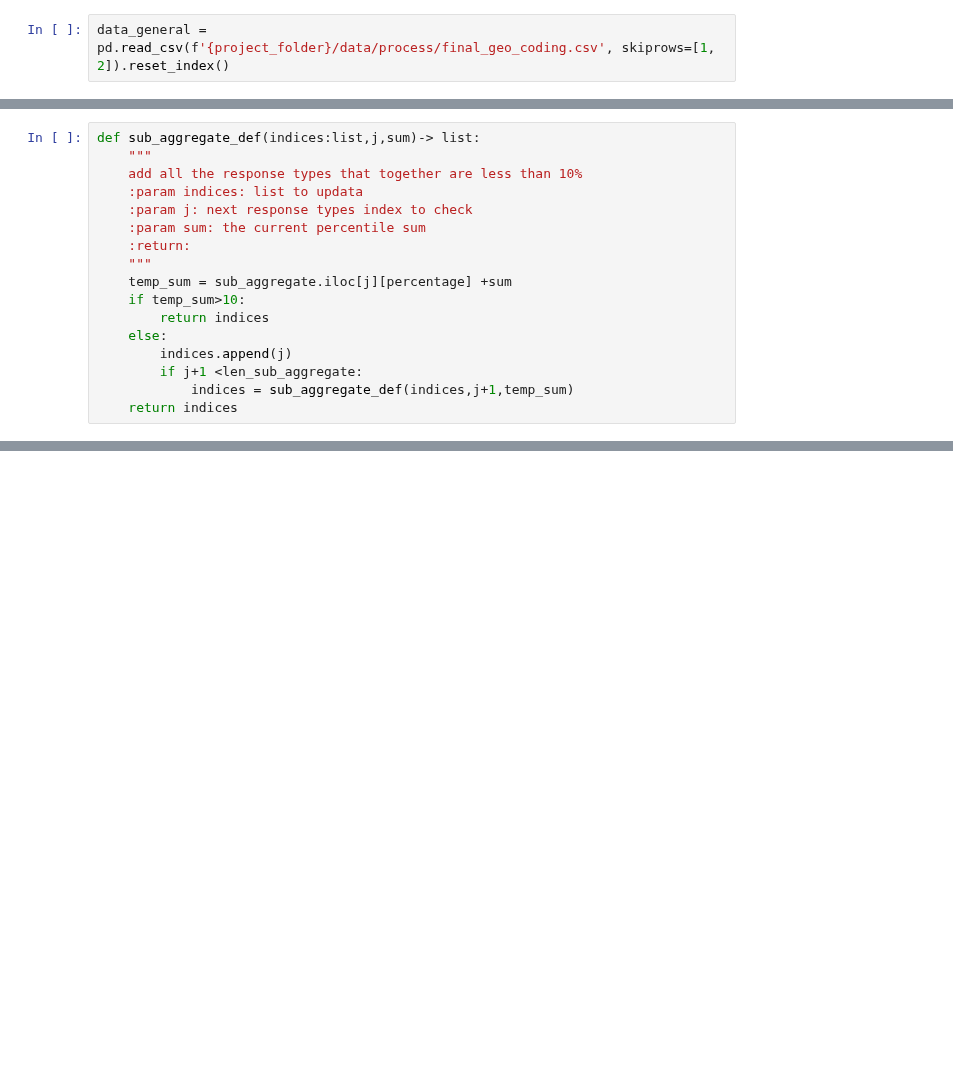
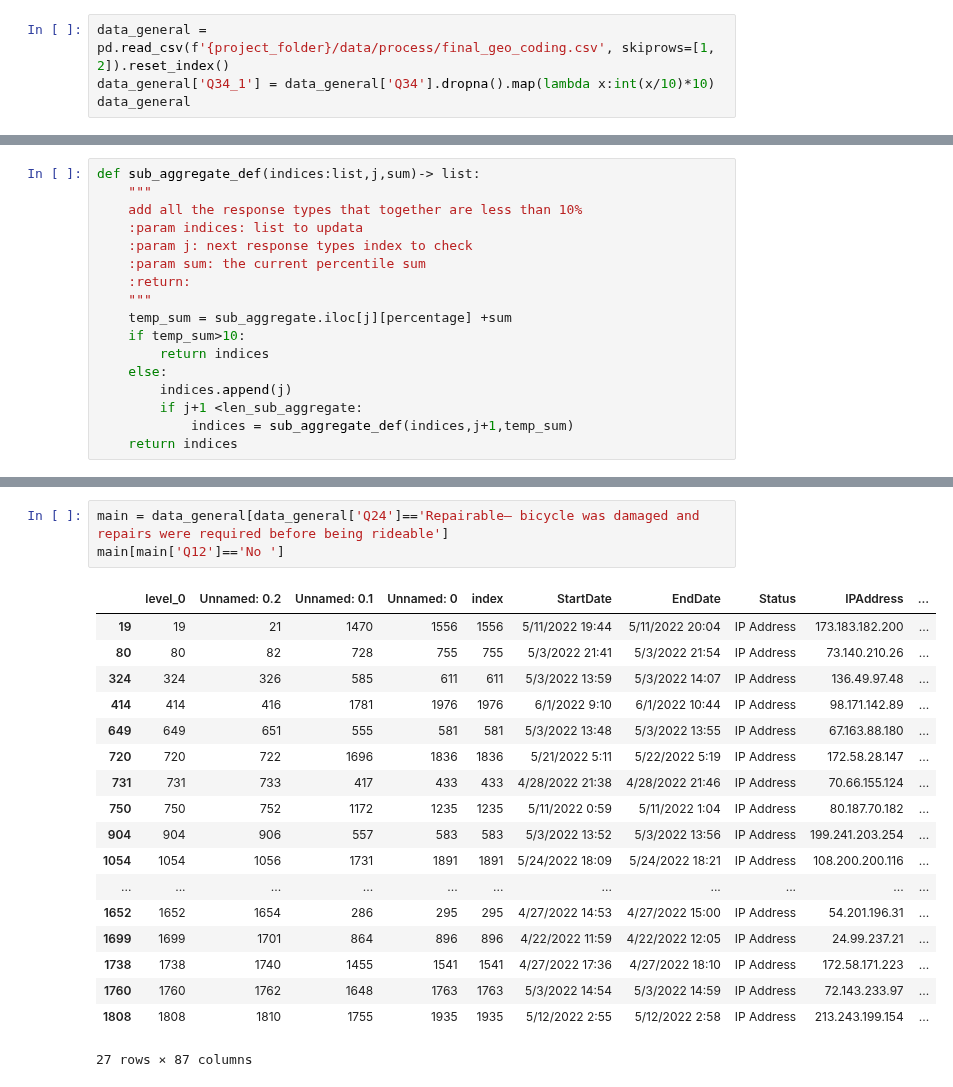
Before and after one commit to achic19/Biketheft, a Jupyter notebook: python/notebooks/clean notebooks/complementary_analysis.ipynb, the cells around one changed output, grey strips where cells are left out. Cells and saved outputs as stored; diff of their text form; blank space fills up the shorter version.

Commit message:
before_cleaning

```diff
--- a/python/notebooks/clean notebooks/complementary_analysis.ipynb
+++ b/python/notebooks/clean notebooks/complementary_analysis.ipynb
@@ -10,2 +13,4 @@ project_folder =os.path.dirname(os.path.dirname(os.path.dirname(os.getcwd())))
 # %%
 data_general = pd.read_csv(f'{project_folder}/data/process/final_geo_coding.csv', skiprows=[1, 2]).reset_index()
+data_general['Q34_1'] = data_general['Q34'].dropna().map(lambda x:int(x/10)*10)
+data_general
@@ -227,0 +388,22 @@ Name: Q12, Length: 338, dtype: object
+# %%
+main = data_general[data_general['Q24']=='Repairable– bicycle was damaged and repairs were required before being rideable']
+main[main['Q12']=='No ']
+# %% [output]
+|  | level_0 | Unnamed: 0.2 | Unnamed: 0.1 | Unnamed: 0 | index | StartDate | EndDate | Status | IPAddress | ... |
+| 19 | 19 | 21 | 1470 | 1556 | 1556 | 5/11/2022 19:44 | 5/11/2022 20:04 | IP Address | 173.183.182.200 | ... |
+| 80 | 80 | 82 | 728 | 755 | 755 | 5/3/2022 21:41 | 5/3/2022 21:54 | IP Address | 73.140.210.26 | ... |
+| 324 | 324 | 326 | 585 | 611 | 611 | 5/3/2022 13:59 | 5/3/2022 14:07 | IP Address | 136.49.97.48 | ... |
+| 414 | 414 | 416 | 1781 | 1976 | 1976 | 6/1/2022 9:10 | 6/1/2022 10:44 | IP Address | 98.171.142.89 | ... |
+| 649 | 649 | 651 | 555 | 581 | 581 | 5/3/2022 13:48 | 5/3/2022 13:55 | IP Address | 67.163.88.180 | ... |
+| 720 | 720 | 722 | 1696 | 1836 | 1836 | 5/21/2022 5:11 | 5/22/2022 5:19 | IP Address | 172.58.28.147 | ... |
+| 731 | 731 | 733 | 417 | 433 | 433 | 4/28/2022 21:38 | 4/28/2022 21:46 | IP Address | 70.66.155.124 | ... |
+| 750 | 750 | 752 | 1172 | 1235 | 1235 | 5/11/2022 0:59 | 5/11/2022 1:04 | IP Address | 80.187.70.182 | ... |
+| 904 | 904 | 906 | 557 | 583 | 583 | 5/3/2022 13:52 | 5/3/2022 13:56 | IP Address | 199.241.203.254 | ... |
+| 1054 | 1054 | 1056 | 1731 | 1891 | 1891 | 5/24/2022 18:09 | 5/24/2022 18:21 | IP Address | 108.200.200.116 | ... |
+| ... | ... | ... | ... | ... | ... | ... | ... | ... | ... | ... |
+| 1652 | 1652 | 1654 | 286 | 295 | 295 | 4/27/2022 14:53 | 4/27/2022 15:00 | IP Address | 54.201.196.31 | ... |
+| 1699 | 1699 | 1701 | 864 | 896 | 896 | 4/22/2022 11:59 | 4/22/2022 12:05 | IP Address | 24.99.237.21 | ... |
+| 1738 | 1738 | 1740 | 1455 | 1541 | 1541 | 4/27/2022 17:36 | 4/27/2022 18:10 | IP Address | 172.58.171.223 | ... |
+| 1760 | 1760 | 1762 | 1648 | 1763 | 1763 | 5/3/2022 14:54 | 5/3/2022 14:59 | IP Address | 72.143.233.97 | ... |
+| 1808 | 1808 | 1810 | 1755 | 1935 | 1935 | 5/12/2022 2:55 | 5/12/2022 2:58 | IP Address | 213.243.199.154 | ... |
+27 rows × 87 columns
```
Also changed, not shown: parts of 20 cells of this notebook, 2 other files.
